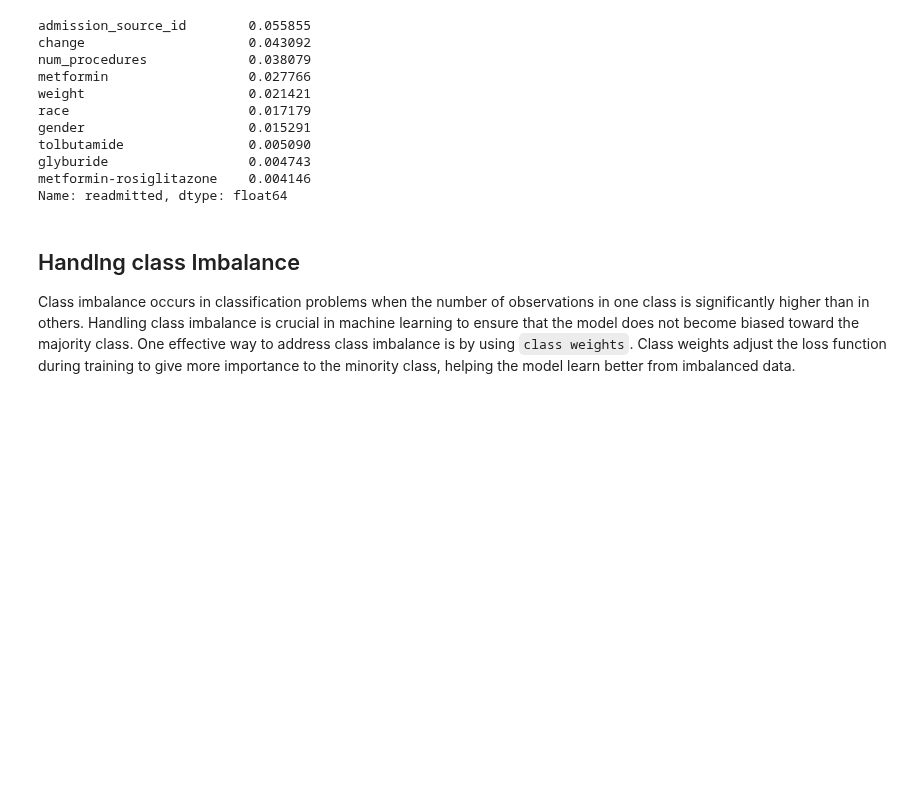
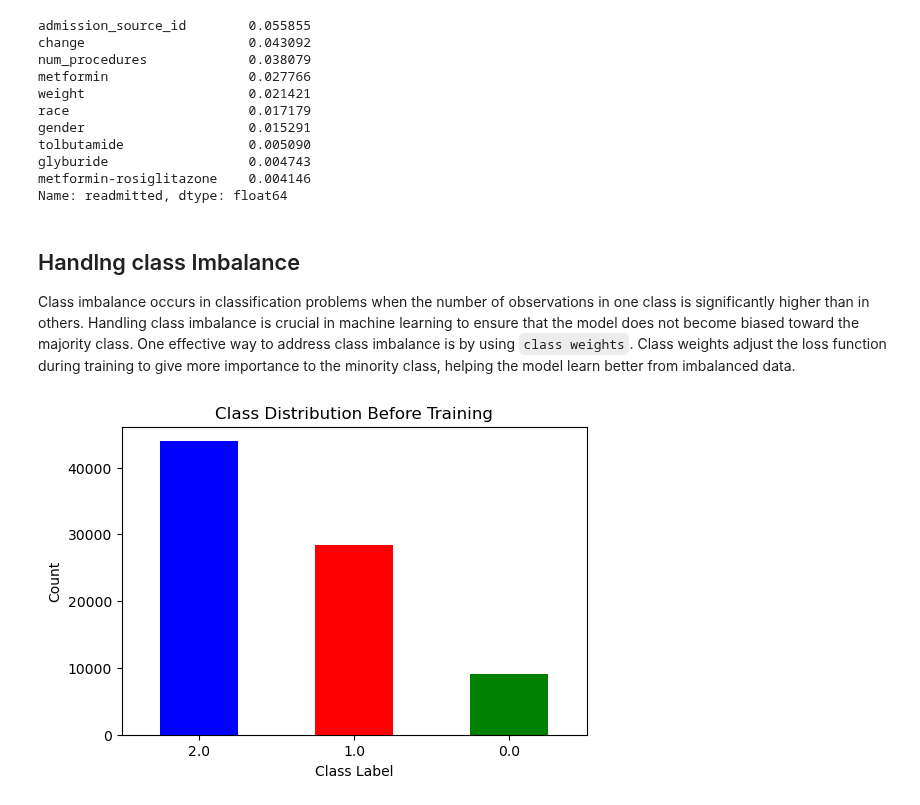
Before and after one commit to Jodhiamboapiyo/Diabetes_130-US_Hospitals_1999-2008, a Jupyter notebook: Notebooks/Kitasi.ipynb, the cells around one changed output. Saved outputs shown, nothing was run; the diff lists cells and outputs as text; code cells hidden in the pictures; blank space fills up the shorter version.

```diff
--- a/Notebooks/Kitasi.ipynb
+++ b/Notebooks/Kitasi.ipynb
@@ -624,3 +626,18 @@ Name: readmitted, dtype: float64
 ## Handlng class Imbalance
 
 Class imbalance occurs in classification problems when the number of observations in one class is significantly higher than in others. Handling class imbalance is crucial in machine learning to ensure that the model does not become biased toward the majority class. One effective way to address class imbalance is by using `class weights`. Class weights adjust the loss function during training to give more importance to the minority class, helping the model learn better from imbalanced data.
+# %%
+import numpy as np
+import pandas as pd
+import matplotlib.pyplot as plt
+
+# Step 1: Visualize Class Distribution Before Training
+plt.figure(figsize=(6, 4))
+y_train.value_counts().plot(kind='bar', color=['blue', 'red', 'green'])
+plt.title("Class Distribution Before Training")
+plt.xlabel("Class Label")
+plt.ylabel("Count")
+plt.xticks(rotation=0)
+plt.show()
+# %% [output]
+[figure, added]
```
Also changed, not shown: parts of 17 cells of this notebook, 5 other files.
